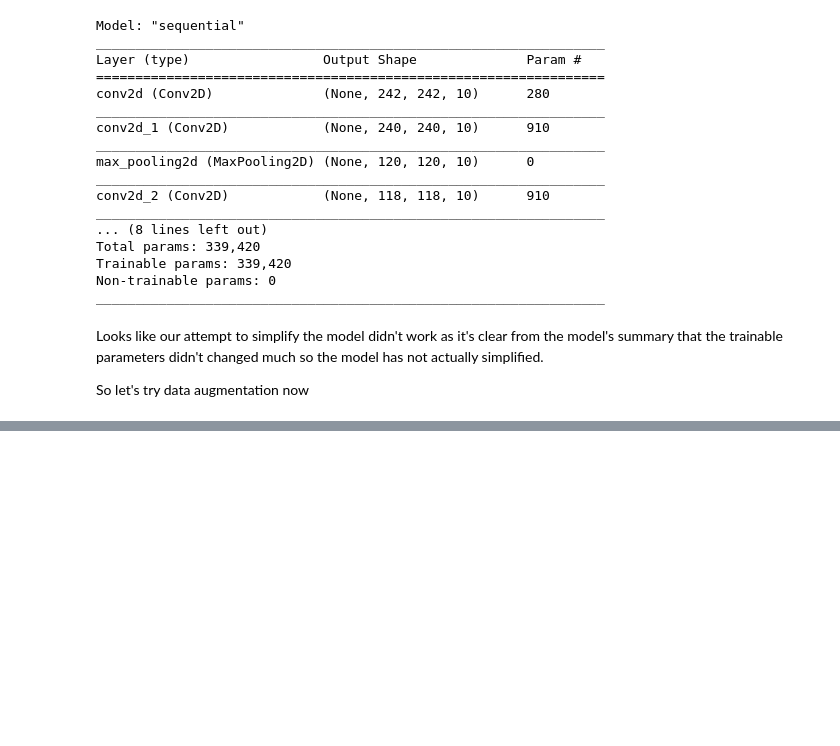
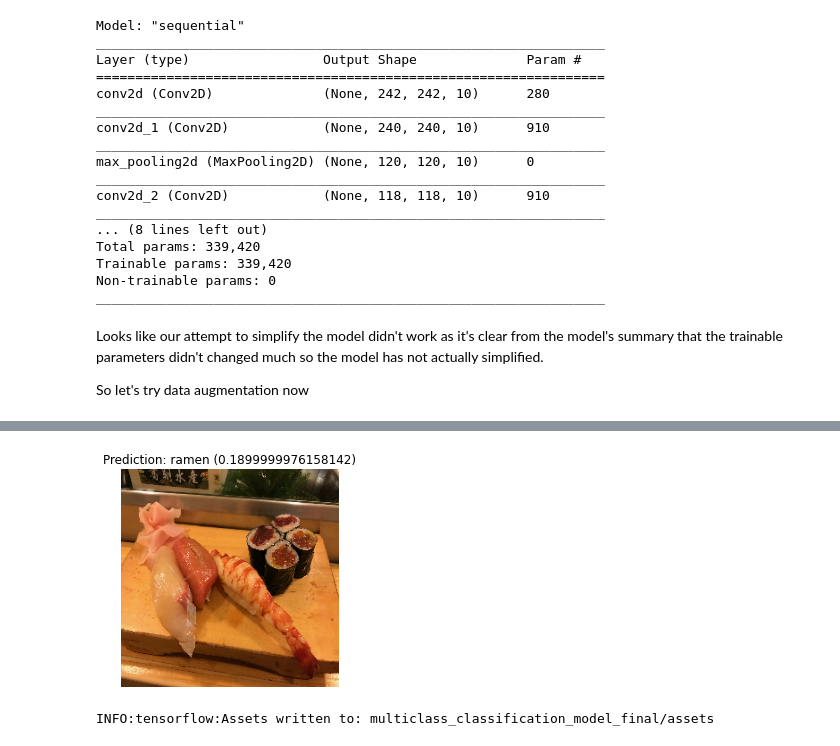
Before and after one commit to prakashabhishek/deep_learning_with_tensorflow, a Jupyter notebook: 05_CNN_multiclass_classification.ipynb, the cells around one changed output, grey strips where cells are left out. Drawn from its saved outputs; the diff is of its cells as text; code cells hidden in the pictures; blank space fills up the shorter version.

Commit message:
CNN on multiclass problem

```diff
--- a/05_CNN_multiclass_classification.ipynb
+++ b/05_CNN_multiclass_classification.ipynb
@@ -200,0 +263,47 @@ So let's try data augmentation now
+# %%
+def prep_image_and_make_prediction(model, test_image_path, train_data_dir, train_datagenerator, img_shape = 244):
+    """
+    **This works for single image at time**
+
+    Read an image from filename and turns into a tensor
+    then reshapes it to (img_shape, img_shape, color_channel)
+    """
+
+    data_dir = pathlib.Path(train_data_dir)
+    class_names = {v:k for k,v in train_datagenerator.class_indices.items()}
+
+    # Read in the image
+    img = tf.io.read_file(test_image_path)
+
+    # Decode the read file into tensor
+    img = tf.image.decode_image(img)
+
+    # Resize the image
+    img = tf.image.resize(img, size = [img_shape, img_shape])
+
+    # rescale the image
+    img = img/255
+
+    if img.ndim != 4:
+        img = tf.expand_dims(img, axis = 0)  # add 1 extra dimension for number of batches
+
+    pred = model.predict(img)
+    # pred_class = class_names[int(tf.round(pred))]
+    pred_class = class_names[np.argmax(pred)]
+
+    plt.imshow(tf.squeeze(img))
+    plt.title(f'Prediction: {pred_class} ({np.round(pred.max(), 2)})')
+    plt.axis(False)
+    plt.show()
+
+    return
+# %%
+prep_image_and_make_prediction(model_3, test_image_path='/content/03-sushi.jpeg?raw=true', train_data_dir= train_dir, train_datagenerator= train_data)
+# %% [output]
+[figure, added]
+# %%
+# Save the model
+
+model_3.save('multiclass_classification_model_final')
+# %% [output]
+INFO:tensorflow:Assets written to: multiclass_classification_model_final/assets
```
Also changed, not shown: parts of 14 cells of this notebook, 2 other files.
